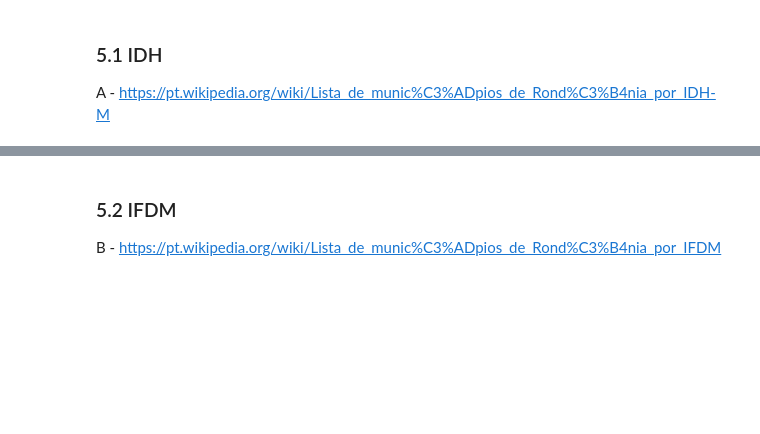
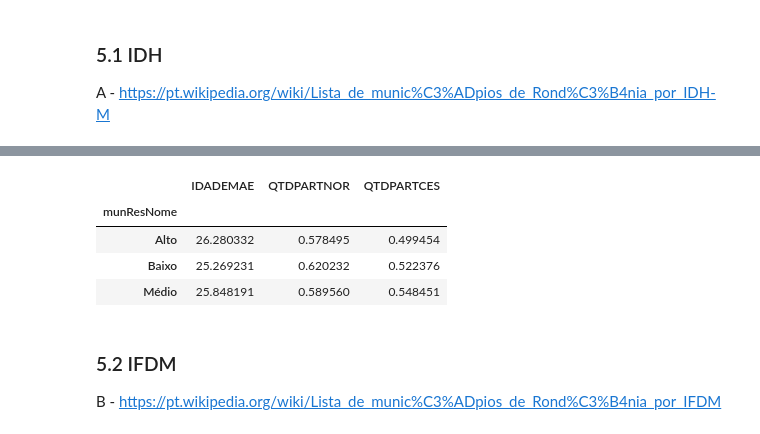
Before and after one commit to piresthiago10/estudos_data_science, a Jupyter notebook: modulo_9_tdd_3_agregacoes_e_operacoes_em_grupo/Tarefa 2/Mod9Tarefa2.ipynb, the cells around one changed output, grey strips where cells are left out. Saved outputs shown, nothing was run; the diff lists cells and outputs as text; code cells hidden in the pictures; blank space fills up the shorter version.

```diff
--- a/modulo_9_tdd_3_agregacoes_e_operacoes_em_grupo/Tarefa 2/Mod9Tarefa2.ipynb
+++ b/modulo_9_tdd_3_agregacoes_e_operacoes_em_grupo/Tarefa 2/Mod9Tarefa2.ipynb
@@ -401,3 +483,13 @@ A - https://pt.wikipedia.org/wiki/Lista_de_munic%C3%ADpios_de_Rond%C3%B4nia_por_
+# %%
+sinasc_idh = sinasc_idade_media.set_index('munResNome')
+municipios_rondonia_idh = sinasc_idh.groupby(mapping_municipios_rondonia_idh).mean(numeric_only=True)
+municipios_rondonia_idh
+# %% [output]
+|  | IDADEMAE | QTDPARTNOR | QTDPARTCES |
+| munResNome |  |  |  |
+| Alto | 26.280332 | 0.578495 | 0.499454 |
+| Baixo | 25.269231 | 0.620232 | 0.522376 |
+| Médio | 25.848191 | 0.589560 | 0.548451 |
 # %% [markdown]
 ### 5.2 IFDM
 B - https://pt.wikipedia.org/wiki/Lista_de_munic%C3%ADpios_de_Rond%C3%B4nia_por_IFDM
```
Also changed, not shown: parts of 10 cells of this notebook, 2 other files.
